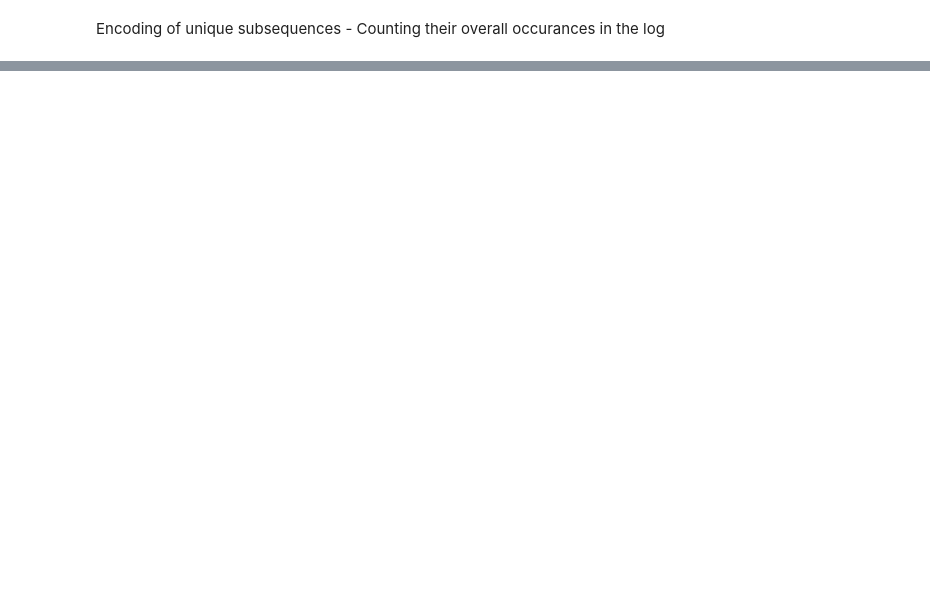
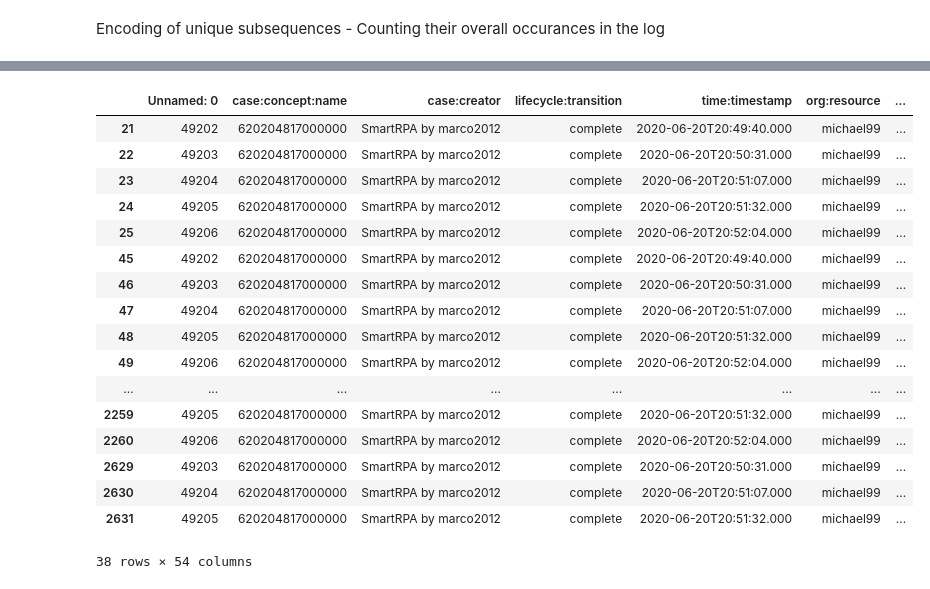
Before and after one commit to thohenadl/TSMDforUILogs, a Jupyter notebook: JupyterNotebooks/01_GrammerBasedMotifDiscovery.ipynb, the cells around one changed output, grey strips where cells are left out. Drawn from its saved outputs; the diff is of its cells as text; code cells hidden in the pictures; blank space fills up the shorter version.

```diff
--- a/JupyterNotebooks/01_GrammerBasedMotifDiscovery.ipynb
+++ b/JupyterNotebooks/01_GrammerBasedMotifDiscovery.ipynb
@@ -52,0 +139,21 @@ Final expansion: ['WJ', 'WM']
+# %%
+log[log["rule_density_count"]>10]
+# %% [output]
+|  | Unnamed: 0 | case:concept:name | case:creator | lifecycle:transition | time:timestamp | org:resource | ... |
+| 21 | 49202 | 620204817000000 | SmartRPA by marco2012 | complete | 2020-06-20T20:49:40.000 | michael99 | ... |
+| 22 | 49203 | 620204817000000 | SmartRPA by marco2012 | complete | 2020-06-20T20:50:31.000 | michael99 | ... |
+| 23 | 49204 | 620204817000000 | SmartRPA by marco2012 | complete | 2020-06-20T20:51:07.000 | michael99 | ... |
+| 24 | 49205 | 620204817000000 | SmartRPA by marco2012 | complete | 2020-06-20T20:51:32.000 | michael99 | ... |
+| 25 | 49206 | 620204817000000 | SmartRPA by marco2012 | complete | 2020-06-20T20:52:04.000 | michael99 | ... |
+| 45 | 49202 | 620204817000000 | SmartRPA by marco2012 | complete | 2020-06-20T20:49:40.000 | michael99 | ... |
+| 46 | 49203 | 620204817000000 | SmartRPA by marco2012 | complete | 2020-06-20T20:50:31.000 | michael99 | ... |
+| 47 | 49204 | 620204817000000 | SmartRPA by marco2012 | complete | 2020-06-20T20:51:07.000 | michael99 | ... |
+| 48 | 49205 | 620204817000000 | SmartRPA by marco2012 | complete | 2020-06-20T20:51:32.000 | michael99 | ... |
+| 49 | 49206 | 620204817000000 | SmartRPA by marco2012 | complete | 2020-06-20T20:52:04.000 | michael99 | ... |
+| ... | ... | ... | ... | ... | ... | ... | ... |
+| 2259 | 49205 | 620204817000000 | SmartRPA by marco2012 | complete | 2020-06-20T20:51:32.000 | michael99 | ... |
+| 2260 | 49206 | 620204817000000 | SmartRPA by marco2012 | complete | 2020-06-20T20:52:04.000 | michael99 | ... |
+| 2629 | 49203 | 620204817000000 | SmartRPA by marco2012 | complete | 2020-06-20T20:50:31.000 | michael99 | ... |
+| 2630 | 49204 | 620204817000000 | SmartRPA by marco2012 | complete | 2020-06-20T20:51:07.000 | michael99 | ... |
+| 2631 | 49205 | 620204817000000 | SmartRPA by marco2012 | complete | 2020-06-20T20:51:32.000 | michael99 | ... |
+38 rows × 54 columns
```
Also changed, not shown: parts of 6 cells of this notebook, 1 other file.
